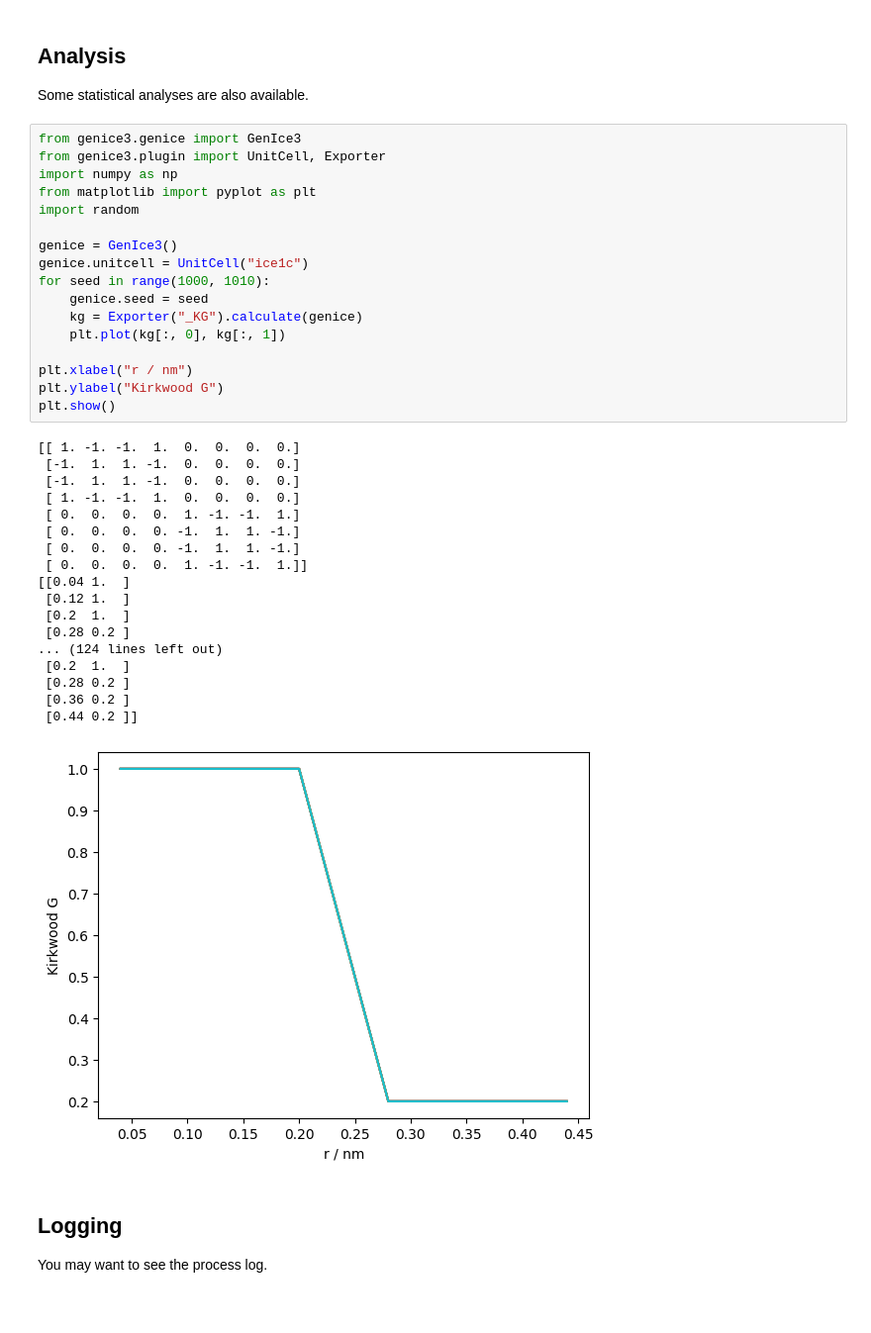
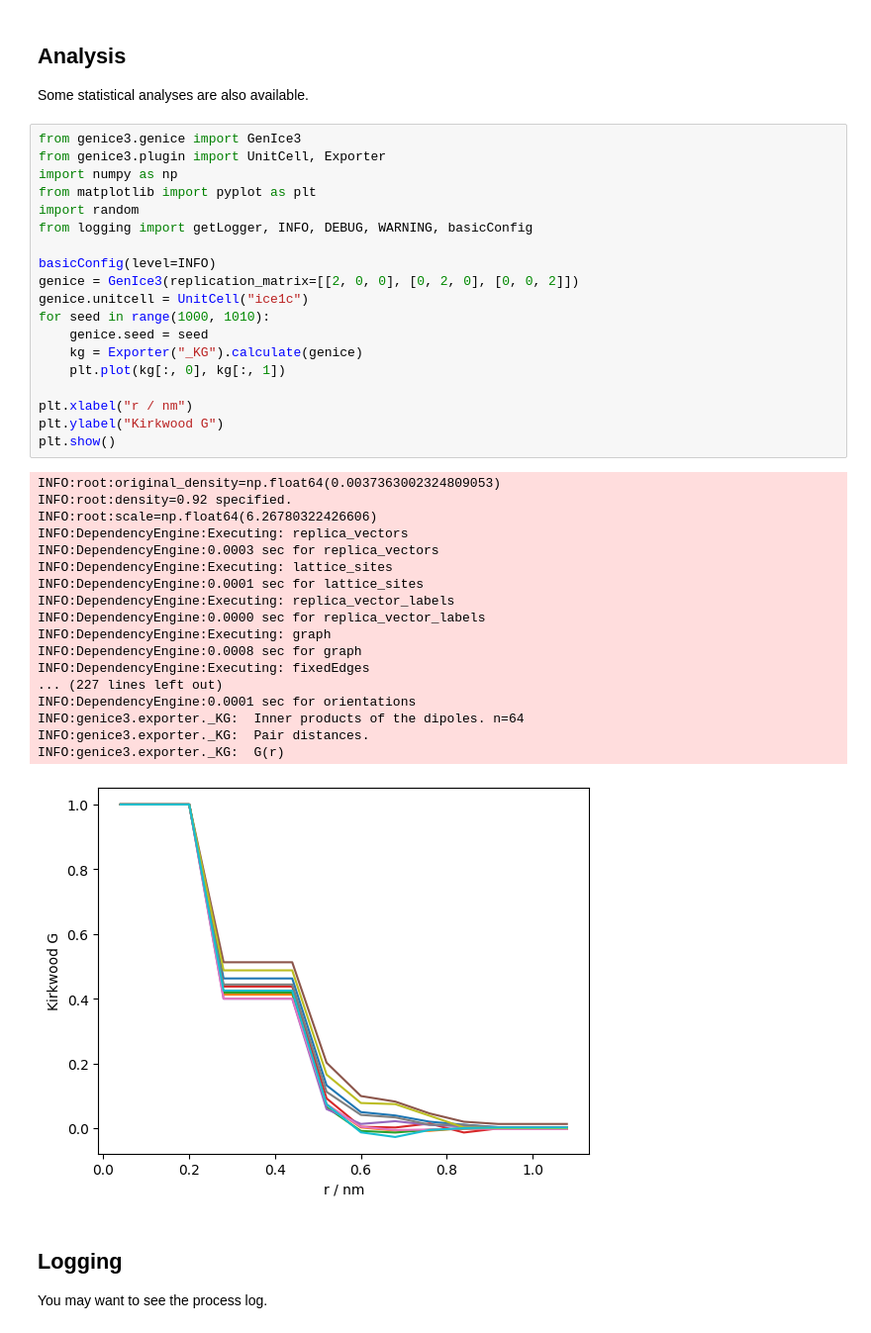
Before and after one commit to vitroid/GenIce, a Jupyter notebook: API.ipynb, the cells around one changed output. Shown at 99% size. Cells and saved outputs as stored; diff of their text form.

```diff
--- a/API.ipynb
+++ b/API.ipynb
@@ -174,39 +201,41 @@ Some statistical analyses are also available.
 # %%
 from genice3.genice import GenIce3
 from genice3.plugin import UnitCell, Exporter
 import numpy as np
 from matplotlib import pyplot as plt
 import random
+from logging import getLogger, INFO, DEBUG, WARNING, basicConfig
 
-genice = GenIce3()
+basicConfig(level=INFO)
+genice = GenIce3(replication_matrix=[[2, 0, 0], [0, 2, 0], [0, 0, 2]])
 genice.unitcell = UnitCell("ice1c")
 for seed in range(1000, 1010):
     genice.seed = seed
     kg = Exporter("_KG").calculate(genice)
     plt.plot(kg[:, 0], kg[:, 1])
 
 plt.xlabel("r / nm")
 plt.ylabel("Kirkwood G")
 plt.show()
 # %% [output]
-[[ 1. -1. -1.  1.  0.  0.  0.  0.]
- [-1.  1.  1. -1.  0.  0.  0.  0.]
- [-1.  1.  1. -1.  0.  0.  0.  0.]
- [ 1. -1. -1.  1.  0.  0.  0.  0.]
- [ 0.  0.  0.  0.  1. -1. -1.  1.]
- [ 0.  0.  0.  0. -1.  1.  1. -1.]
- [ 0.  0.  0.  0. -1.  1.  1. -1.]
- [ 0.  0.  0.  0.  1. -1. -1.  1.]]
-[[0.04 1.  ]
- [0.12 1.  ]
- [0.2  1.  ]
- [0.28 0.2 ]
-... (124 lines left out)
- [0.2  1.  ]
- [0.28 0.2 ]
- [0.36 0.2 ]
- [0.44 0.2 ]]
+INFO:root:original_density=np.float64(0.0037363002324809053)
+INFO:root:density=0.92 specified.
+INFO:root:scale=np.float64(6.26780322426606)
+INFO:DependencyEngine:Executing: replica_vectors
+INFO:DependencyEngine:0.0003 sec for replica_vectors
+INFO:DependencyEngine:Executing: lattice_sites
+INFO:DependencyEngine:0.0001 sec for lattice_sites
+INFO:DependencyEngine:Executing: replica_vector_labels
+INFO:DependencyEngine:0.0000 sec for replica_vector_labels
+INFO:DependencyEngine:Executing: graph
+INFO:DependencyEngine:0.0008 sec for graph
+INFO:DependencyEngine:Executing: fixedEdges
+... (227 lines left out)
+INFO:DependencyEngine:0.0001 sec for orientations
+INFO:genice3.exporter._KG:  Inner products of the dipoles. n=64
+INFO:genice3.exporter._KG:  Pair distances.
+INFO:genice3.exporter._KG:  G(r)
-[figure, old version]
+[figure, new version]
 # %% [markdown]
 ## Logging
 
```
Also changed, not shown: parts of 4 cells of this notebook.
